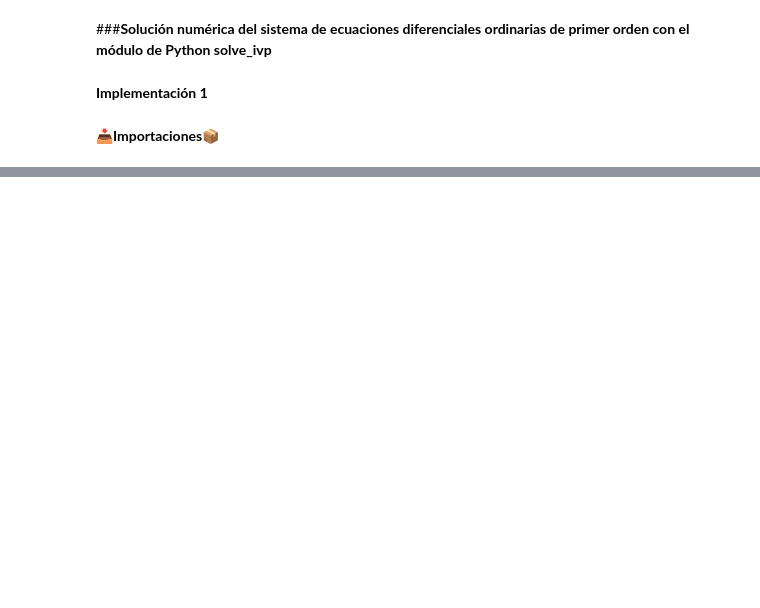
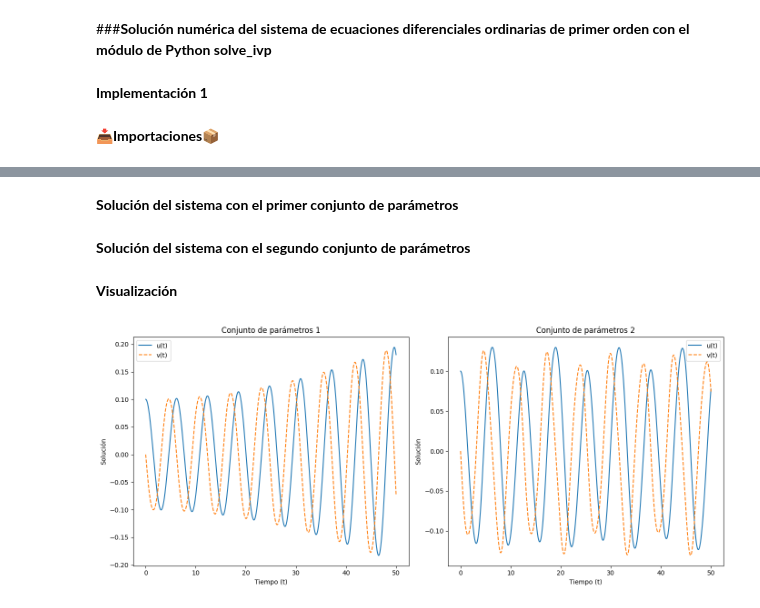
Before and after one commit to macaluzate/Tarea3-Canavera-Martin, a Jupyter notebook: Tarea3.ipynb, the cells around one changed output, grey strips where cells are left out. Drawn from its saved outputs; the diff is of its cells as text; code cells hidden in the pictures; blank space fills up the shorter version.

Commit message:
conjuntos de parametros,soluciones a los conjuntos y visualización

```diff
--- a/Tarea3.ipynb
+++ b/Tarea3.ipynb
@@ -52,0 +63,4 @@ import ipywidgets
+# %%
+params_set_1 = {"epsilon": 0.2,"lambda_": 0.1,"Omega": 2.0}
+
+params_set_2 = {"epsilon": 0.5,"lambda_": 0.2,"Omega": 1.5}
@@ -52,0 +69,36 @@ import ipywidgets
+# %%
+y0 = [0.1, 0.0]  # u(0) = 0.1, v(0) = 0.0
+t_span = (0, 50)  # Intervalo de tiempo
+t_eval = np.linspace(*t_span, 1000)  # Puntos donde evaluar la solución
+# %% [markdown]
+**Solución del sistema con el primer conjunto de parámetros**
+# %%
+
+solution_1 = solve_ivp(sloshing_system, t_span, y0, t_eval=t_eval, args=(params_set_1["epsilon"], params_set_1["lambda_"], params_set_1["Omega"]))
+# %% [markdown]
+**Solución del sistema con el segundo conjunto de parámetros**
+# %%
+
+solution_2 = solve_ivp(sloshing_system, t_span, y0, t_eval=t_eval, args=(params_set_2["epsilon"], params_set_2["lambda_"], params_set_2["Omega"]))
+# %% [markdown]
+**Visualización**
+# %%
+plt.figure(figsize=(14, 6))
+plt.subplot(1, 2, 1)
+plt.plot(solution_1.t, solution_1.y[0], label='u(t)')
+plt.plot(solution_1.t, solution_1.y[1], label="v(t)", linestyle='--')
+plt.title('Conjunto de parámetros 1')
+plt.xlabel('Tiempo (t)')
+plt.ylabel('Solución')
+plt.legend()
+plt.subplot(1, 2, 2)
+plt.plot(solution_2.t, solution_2.y[0], label='u(t)')
+plt.plot(solution_2.t, solution_2.y[1], label="v(t)", linestyle='--')
+plt.title('Conjunto de parámetros 2')
+plt.xlabel('Tiempo (t)')
+plt.ylabel('Solución')
+plt.legend()
+plt.tight_layout()
+plt.show()
+# %% [output]
+[figure, added]
```
Also changed, not shown: parts of 4 cells of this notebook.
